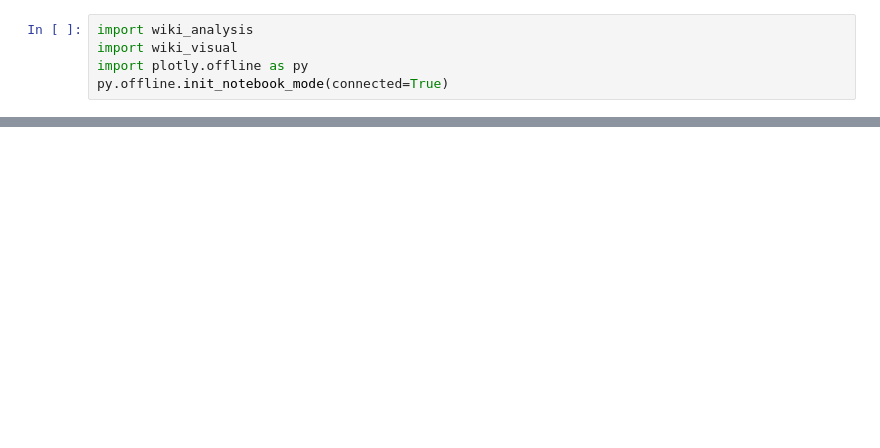
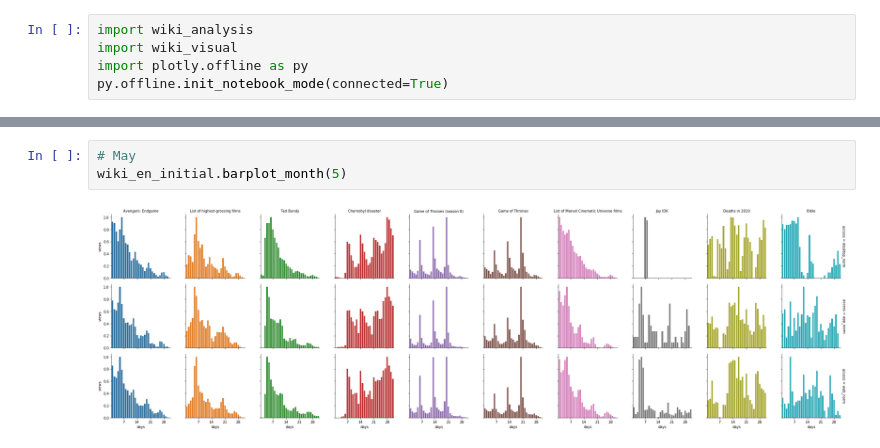
Before and after one commit to gra-vel/wiki-2019, a Jupyter notebook: Untitled.ipynb, the cells around one changed output, grey strips where cells are left out. Drawn from its saved outputs; the diff is of its cells as text; blank space fills up the shorter version.

```diff
--- a/Untitled.ipynb
+++ b/Untitled.ipynb
@@ -14,0 +78,5 @@ wiki_en.barplot_month(10)
+# %%
+# May
+wiki_en_initial.barplot_month(5)
+# %% [output]
+[figure, added]
```
Also changed, not shown: parts of 33 cells of this notebook, 3 other files.
